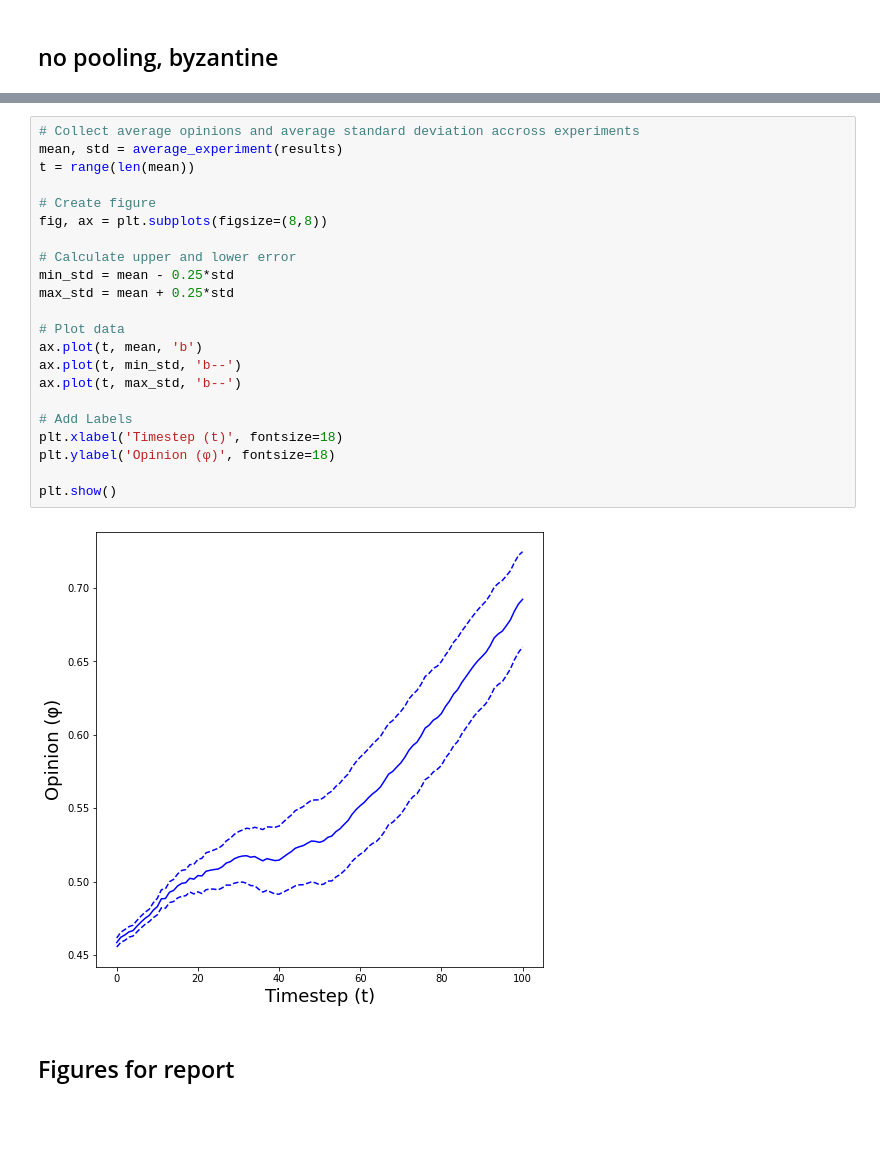
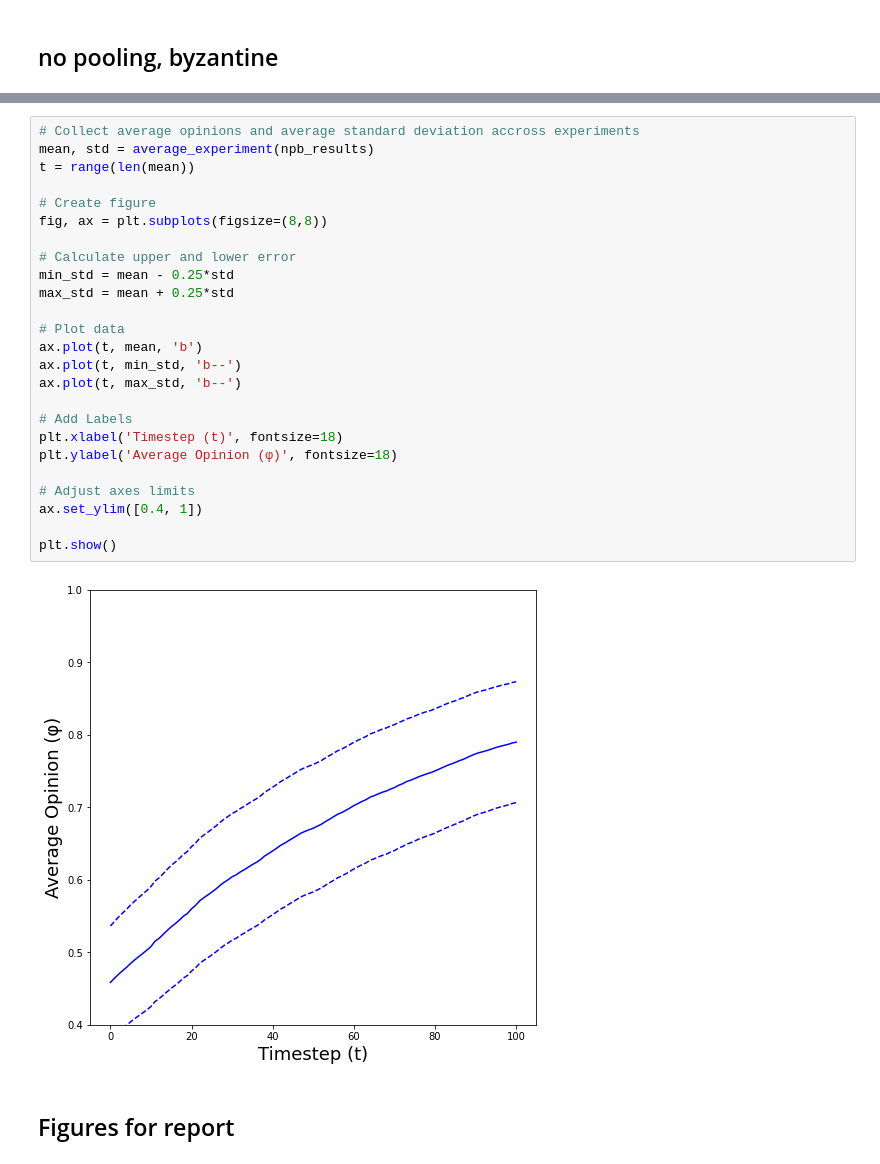
Before and after one commit to patrickshortall26/Best_of_N_Sim, a Jupyter notebook: Interim_Experiments.ipynb, the cells around one changed output, grey strips where cells are left out. Cells and saved outputs as stored; diff of their text form; blank space fills up the shorter version.

Commit message:
first draft of results for interim report

```diff
--- a/Interim_Experiments.ipynb
+++ b/Interim_Experiments.ipynb
@@ -222,27 +231,30 @@ Run time: 0:01:06.241483
 # %%
 # Collect average opinions and average standard deviation accross experiments
-mean, std = average_experiment(results)
+mean, std = average_experiment(npb_results)
 t = range(len(mean))
 
 # Create figure
 fig, ax = plt.subplots(figsize=(8,8))
 
 # Calculate upper and lower error
 min_std = mean - 0.25*std
 max_std = mean + 0.25*std
 
 # Plot data
 ax.plot(t, mean, 'b')
 ax.plot(t, min_std, 'b--')
 ax.plot(t, max_std, 'b--')
 
 # Add Labels
 plt.xlabel('Timestep (t)', fontsize=18)
-plt.ylabel('Opinion (φ)', fontsize=18)
+plt.ylabel('Average Opinion (φ)', fontsize=18)
+
+# Adjust axes limits
+ax.set_ylim([0.4, 1])
 
 plt.show()
 # %% [output]
-[figure, old version]
+[figure, new version]
 # %% [markdown]
 ## Figures for report
 # %%
```
Also changed, not shown: parts of 8 cells of this notebook.
